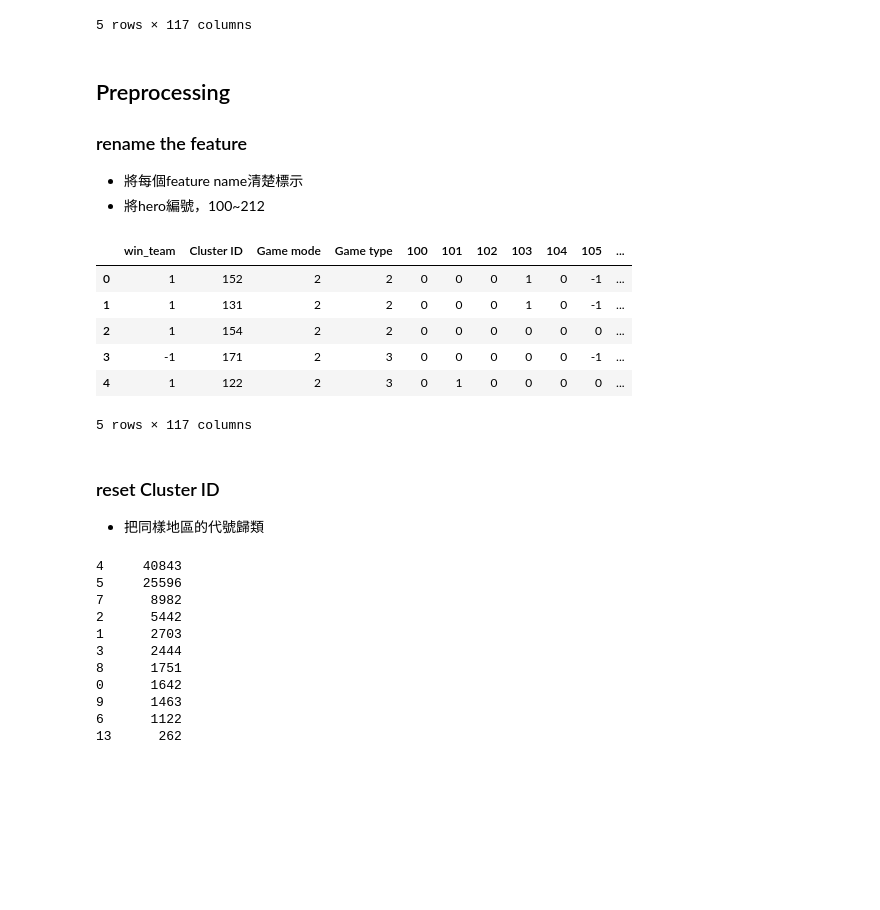
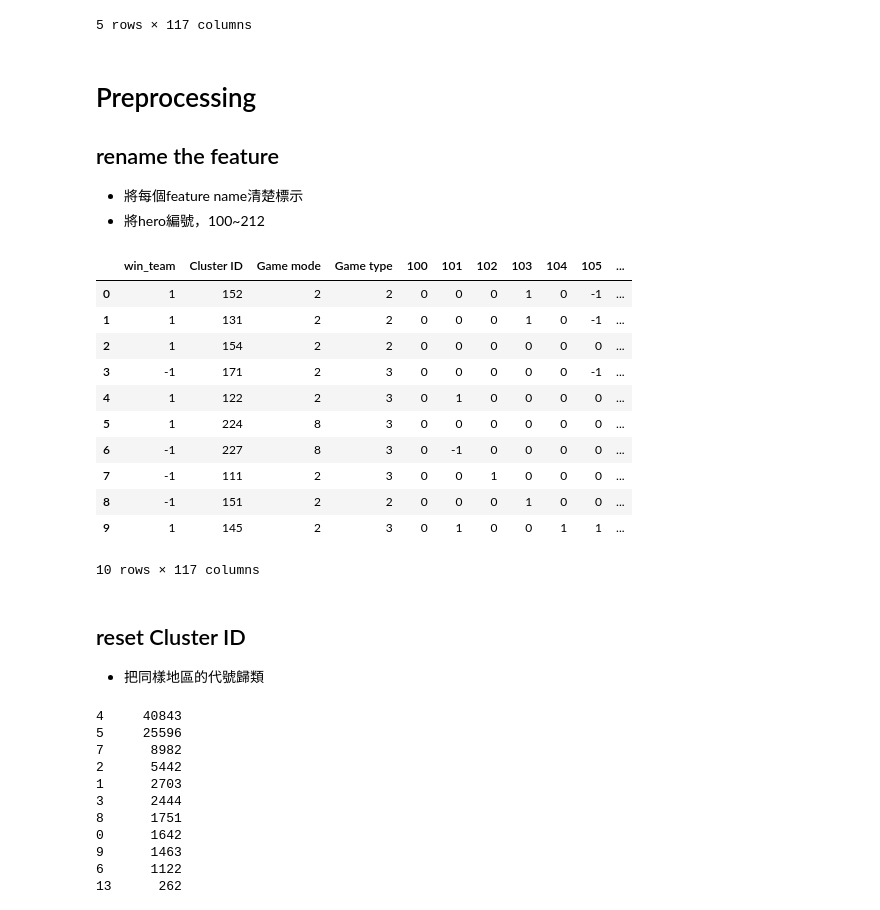
Before and after one commit to epnwayne/Fundamentals_of_Date_Analytics_HW, a Jupyter notebook: hw4.ipynb, the cells around one changed output. Cells and saved outputs as stored; diff of their text form; code cells hidden in the pictures; blank space fills up the shorter version.

```diff
--- a/hw4.ipynb
+++ b/hw4.ipynb
@@ -42,29 +46,34 @@ train_data.head()
 | 4 | 1 | 122 | 2 | 3 | 0 | 1 | 0 | 0 | 0 | 0 | ... | ... |
 5 rows × 117 columns
 # %% [markdown]
-## Preprocessing
-### rename the feature
+# Preprocessing
+## rename the feature
 * 將每個feature name清楚標示
 * 將hero編號，100~212
 # %%
 train_data = train_data.rename({'-1':'win_team', '223':'Cluster ID', '2':'Game mode', '2.1':'Game type'}, axis = 'columns')
 
 i = 100
 for t in train_data.columns[4:117]:
     train_data = train_data.rename({t:str(i)}, axis = 'columns')
     i = i + 1
 
-train_data.head()
+train_data.head(10)
 # %% [output]
 |  | win_team | Cluster ID | Game mode | Game type | 100 | 101 | 102 | 103 | 104 | 105 | ... |
 | 0 | 1 | 152 | 2 | 2 | 0 | 0 | 0 | 1 | 0 | -1 | ... |
 | 1 | 1 | 131 | 2 | 2 | 0 | 0 | 0 | 1 | 0 | -1 | ... |
 | 2 | 1 | 154 | 2 | 2 | 0 | 0 | 0 | 0 | 0 | 0 | ... |
 | 3 | -1 | 171 | 2 | 3 | 0 | 0 | 0 | 0 | 0 | -1 | ... |
 | 4 | 1 | 122 | 2 | 3 | 0 | 1 | 0 | 0 | 0 | 0 | ... |
+| 5 | 1 | 224 | 8 | 3 | 0 | 0 | 0 | 0 | 0 | 0 | ... |
+| 6 | -1 | 227 | 8 | 3 | 0 | -1 | 0 | 0 | 0 | 0 | ... |
+| 7 | -1 | 111 | 2 | 3 | 0 | 0 | 1 | 0 | 0 | 0 | ... |
+| 8 | -1 | 151 | 2 | 2 | 0 | 0 | 0 | 1 | 0 | 0 | ... |
+| 9 | 1 | 145 | 2 | 3 | 0 | 1 | 0 | 0 | 1 | 1 | ... |
-5 rows × 117 columns
+10 rows × 117 columns
 # %% [markdown]
-### reset Cluster ID
+## reset Cluster ID
 * 把同樣地區的代號歸類
 # %%
 for i in range(0, 92649):
```
Also changed, not shown: parts of 51 cells of this notebook.
